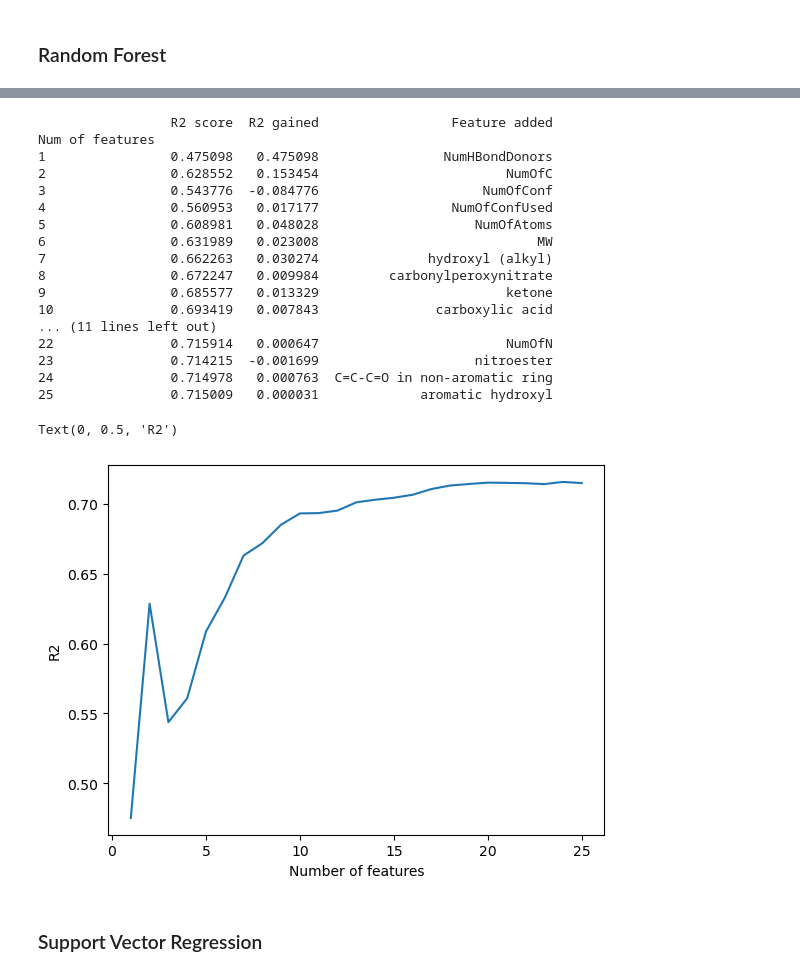
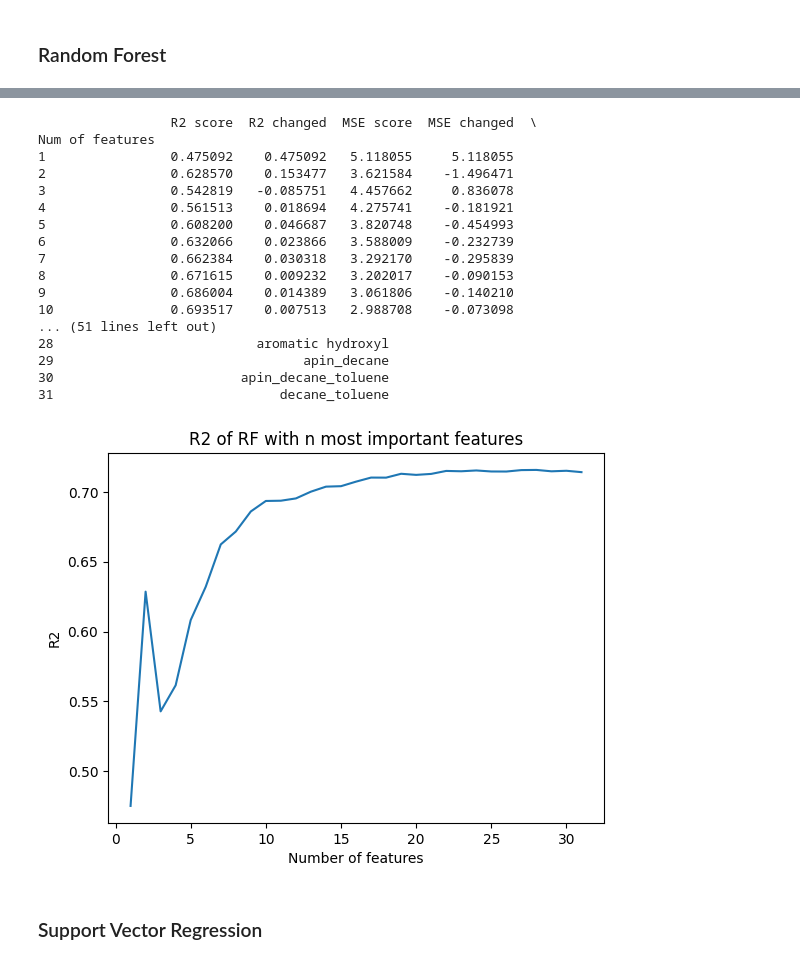
Before and after one commit to iml-term-project/project, a Jupyter notebook: okko/model_selection.ipynb, the cells around one changed output, grey strips where cells are left out. Cells and saved outputs as stored; diff of their text form; code cells hidden in the pictures.

Commit message:
changes to feature selection

```diff
--- a/okko/model_selection.ipynb
+++ b/okko/model_selection.ipynb
@@ -18,16 +18,3 @@ from sklearn.linear_model import ElasticNetCV
 # %%
 train = pd.read_csv("../../kaggle_data/train.csv")
 test = pd.read_csv("../../kaggle_data/test.csv")
-# %%
-train = train.loc[np.all(train.notna(), axis=1), :]
-parentspecies_mapping = {
-    'toluene': 1,
-    'apin': 2,
-    'decane': 3,
-    'apin_toluene': 4,
-    'apin_decane': 5,
-    'apin_decane_toluene': 6,
-    'decane_toluene': 7
-}
-train['parentspecies'] = train['parentspecies'].map(parentspecies_mapping)
-test['parentspecies'] = test['parentspecies'].map(parentspecies_mapping)
@@ -37,3 +21,15 @@ train_y = train['log_pSat_Pa']
+# %%
+train = train.loc[np.all(train.notna(), axis=1), :]
+train = train.join(pd.get_dummies(train['parentspecies'], dtype=int))
+train = train.drop('parentspecies', axis=1)
+test.loc[test['parentspecies'].isna(), 'parentspecies'] = 'toluene'
+test = test.join(pd.get_dummies(test['parentspecies'], dtype=int))
+test = test.drop('parentspecies', axis=1)
+dropped_features = ['log_pSat_Pa', 'ID']
+train_x = train.loc[:, ~train.columns.isin(dropped_features)]
+train_y = train['log_pSat_Pa']
+test_x = test.loc[:, ~test.columns.isin(dropped_features)]
+test_x.loc[:, 'decane_toluene'] = 0
 # %% [markdown]
 ## Default model scores
 # %%
@@ -128,45 +156,46 @@ dtype: float64
 try:
     with open('../pickles/rf_feature_selection_results.pickle', 'rb') as handle:
         rf_feature_selection_results = pickle.load(handle)
-        rf_r2_scores = rf_feature_selection_results['r2_results']
+        rf_scores = rf_feature_selection_results['r2_results']
 except:
-    rf_best_features, rf_r2_scores = select_only_important_features(rf_feature_importances, RandomForestRegressor(), train_x, train_y)
+    (rf_r2_scores, rf_mse_scores) = feature_selection(rf_feature_importances, RandomForestRegressor(), train_x, train_y)
 
 rf_feature_selection_df = pd.DataFrame({
-    'Num of features': np.arange(1,26),
+    'Num of features': np.arange(1,32),
     'R2 score': rf_r2_scores,
-    'R2 gained': rf_r2_scores - shift(rf_r2_scores, 1),
+    'R2 changed': rf_r2_scores - shift(rf_r2_scores, 1),
+    'MSE score': -np.array(rf_mse_scores),
+    'MSE changed': -np.array(rf_mse_scores) - shift(-np.array(rf_mse_scores), 1),
     'Feature added': rf_feature_importances.index
     })
 rf_feature_selection_df = rf_feature_selection_df.set_index('Num of features')
 print(rf_feature_selection_df)
 # %% [output]
-                 R2 score  R2 gained                 Feature added
+                 R2 score  R2 changed  MSE score  MSE changed  \
 Num of features
-1                0.475098   0.475098                NumHBondDonors
-2                0.628552   0.153454                        NumOfC
-3                0.543776  -0.084776                     NumOfConf
-4                0.560953   0.017177                 NumOfConfUsed
-5                0.608981   0.048028                    NumOfAtoms
-6                0.631989   0.023008                            MW
-7                0.662263   0.030274              hydroxyl (alkyl)
-8                0.672247   0.009984         carbonylperoxynitrate
-9                0.685577   0.013329                        ketone
-10               0.693419   0.007843               carboxylic acid
-... (11 lines left out)
-22               0.715914   0.000647                        NumOfN
-23               0.714215  -0.001699                    nitroester
-24               0.714978   0.000763  C=C-C=O in non-aromatic ring
-25               0.715009   0.000031             aromatic hydroxyl
+1                0.475092    0.475092   5.118055     5.118055
+2                0.628570    0.153477   3.621584    -1.496471
+3                0.542819   -0.085751   4.457662     0.836078
+4                0.561513    0.018694   4.275741    -0.181921
+5                0.608200    0.046687   3.820748    -0.454993
+6                0.632066    0.023866   3.588009    -0.232739
+7                0.662384    0.030318   3.292170    -0.295839
+8                0.671615    0.009232   3.202017    -0.090153
+9                0.686004    0.014389   3.061806    -0.140210
+10               0.693517    0.007513   2.988708    -0.073098
+... (51 lines left out)
+28                          aromatic hydroxyl
+29                                apin_decane
+30                        apin_decane_toluene
+31                             decane_toluene
 # %%
-plt.plot(np.arange(1,26), rf_r2_scores)
+plt.plot(np.arange(1,32), rf_r2_scores)
 plt.xlabel('Number of features')
 plt.ylabel('R2')
 plt.title('R2 of RF with n most important features')
 plt.show()
 # %% [output]
-Text(0, 0.5, 'R2')
-[figure, old version]
+[figure, new version]
 # %% [markdown]
 ### Support Vector Regression
 # %%
```
Also changed, not shown: parts of 36 cells of this notebook, 6 other files.
